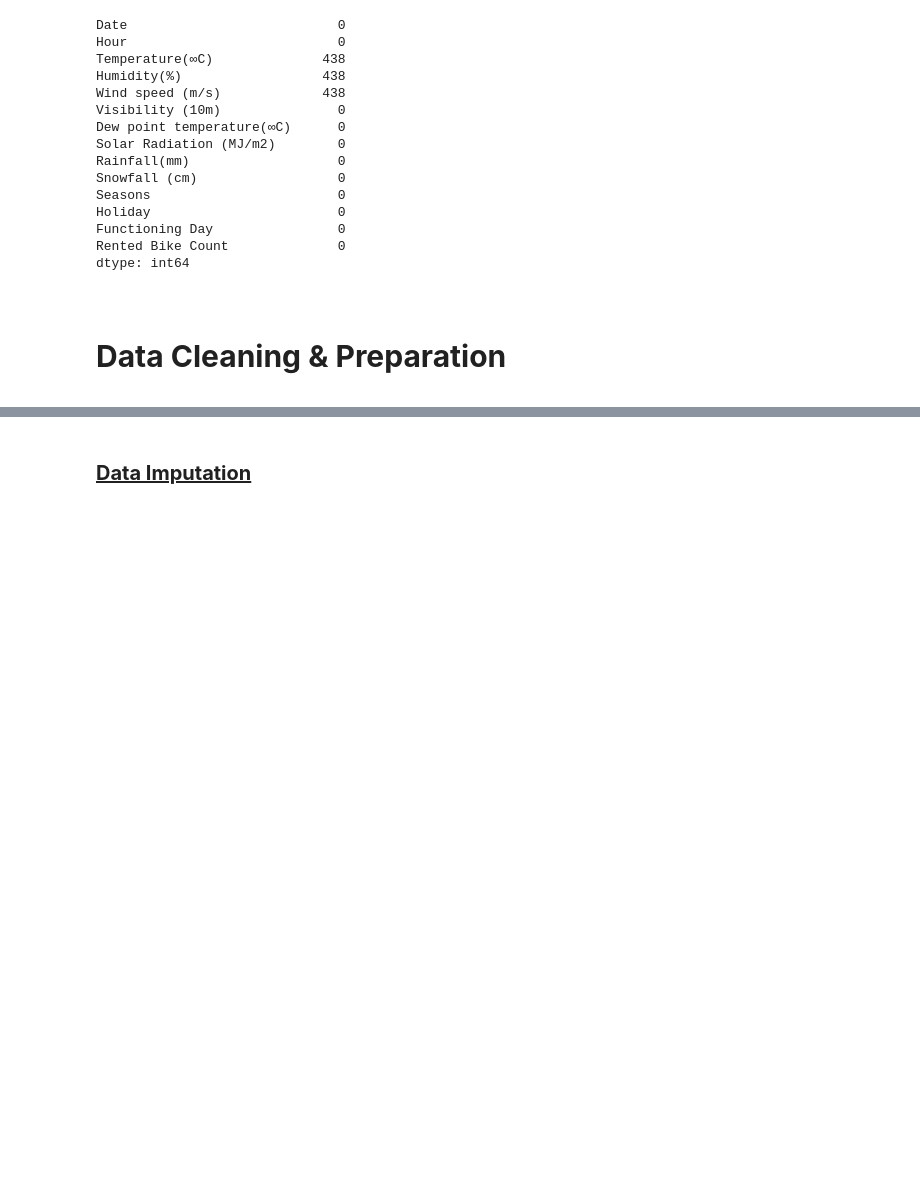
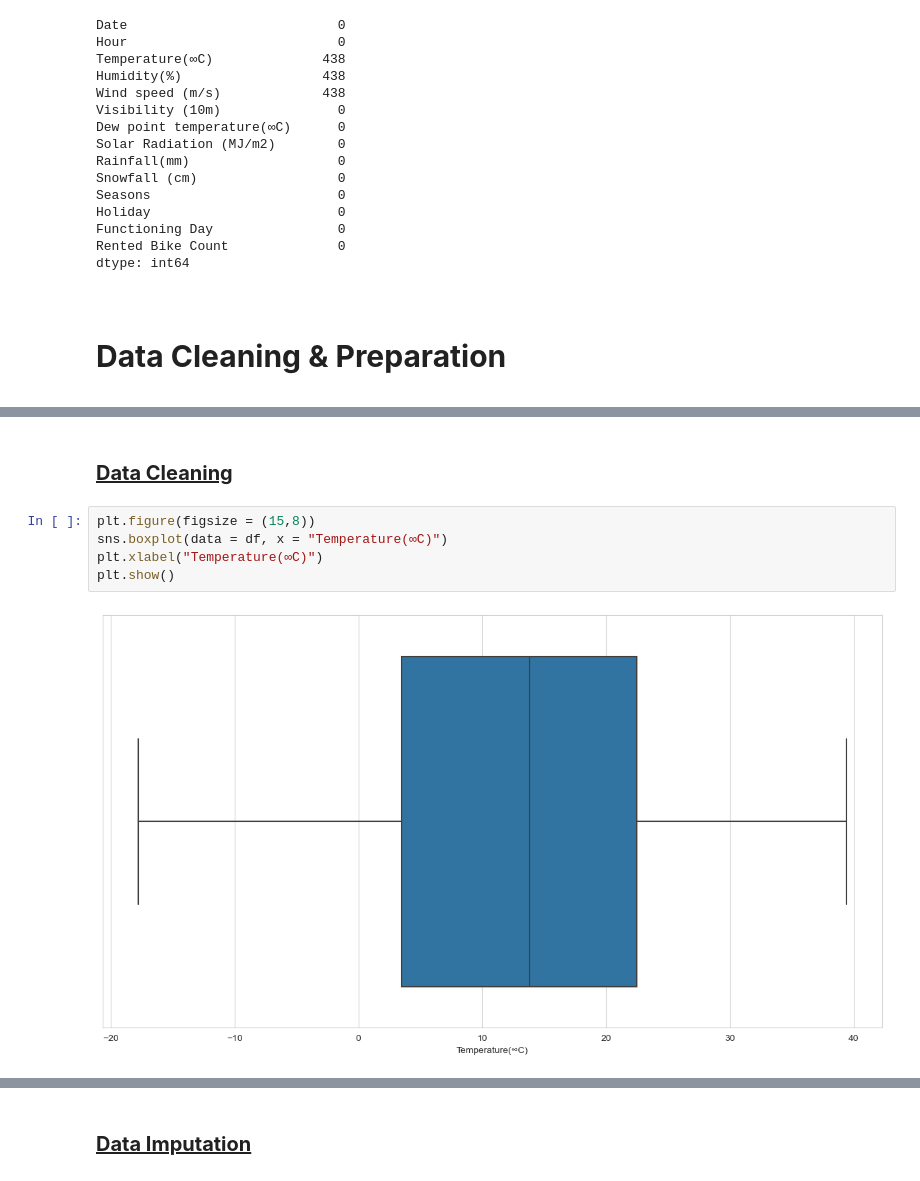
Before and after one commit to A1maan/seoul-bike-demand-project, a Jupyter notebook: ise291_project.ipynb, the cells around one changed output, grey strips where cells are left out. Drawn from its saved outputs; the diff is of its cells as text; blank space fills up the shorter version.

```diff
--- a/ise291_project.ipynb
+++ b/ise291_project.ipynb
@@ -109,0 +152,9 @@ dtype: int64
+# %% [markdown]
+<h2 style=font-size:20px><b><u>Data Cleaning</u></h2>
+# %%
+plt.figure(figsize = (15,8))
+sns.boxplot(data = df, x = "Temperature(∞C)")
+plt.xlabel("Temperature(∞C)")
+plt.show()
+# %% [output]
+[figure, added]
```
Also changed, not shown: parts of 33 cells of this notebook.
